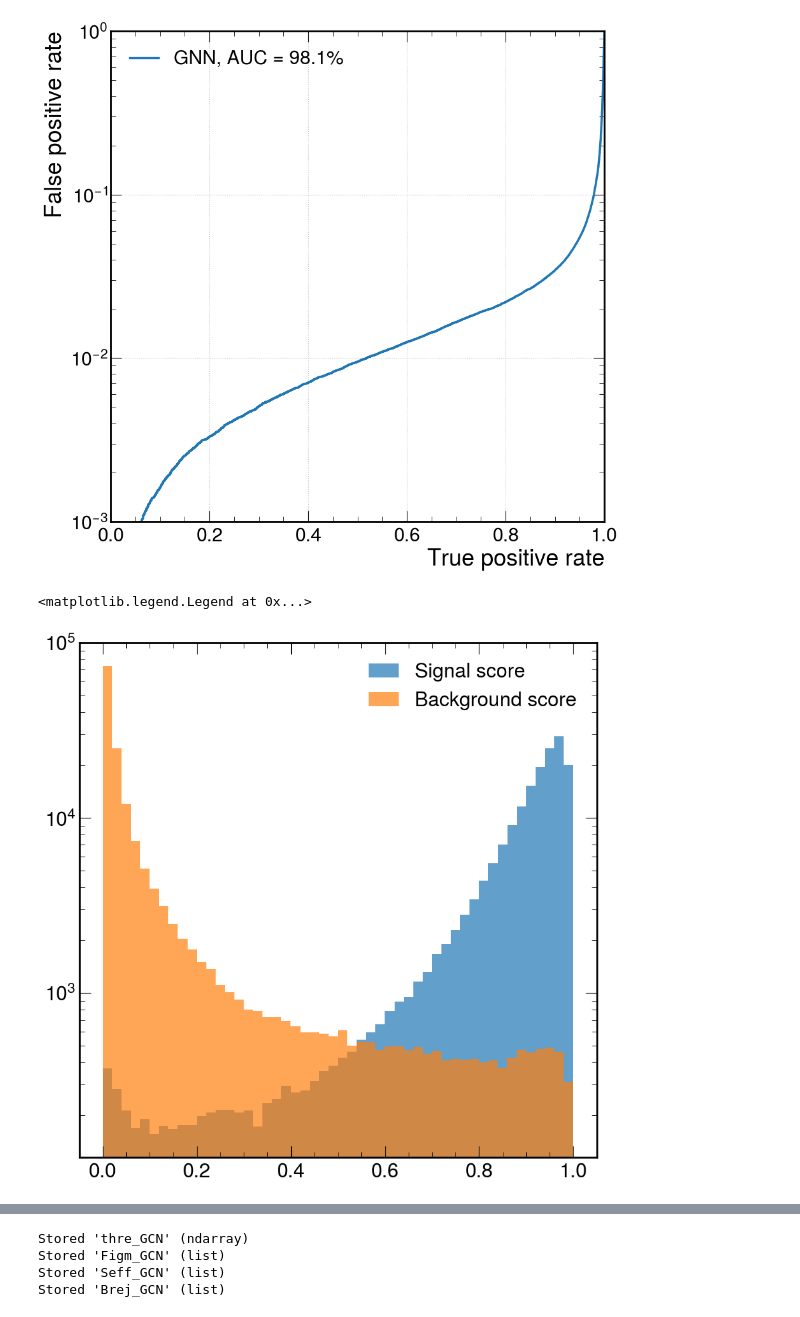
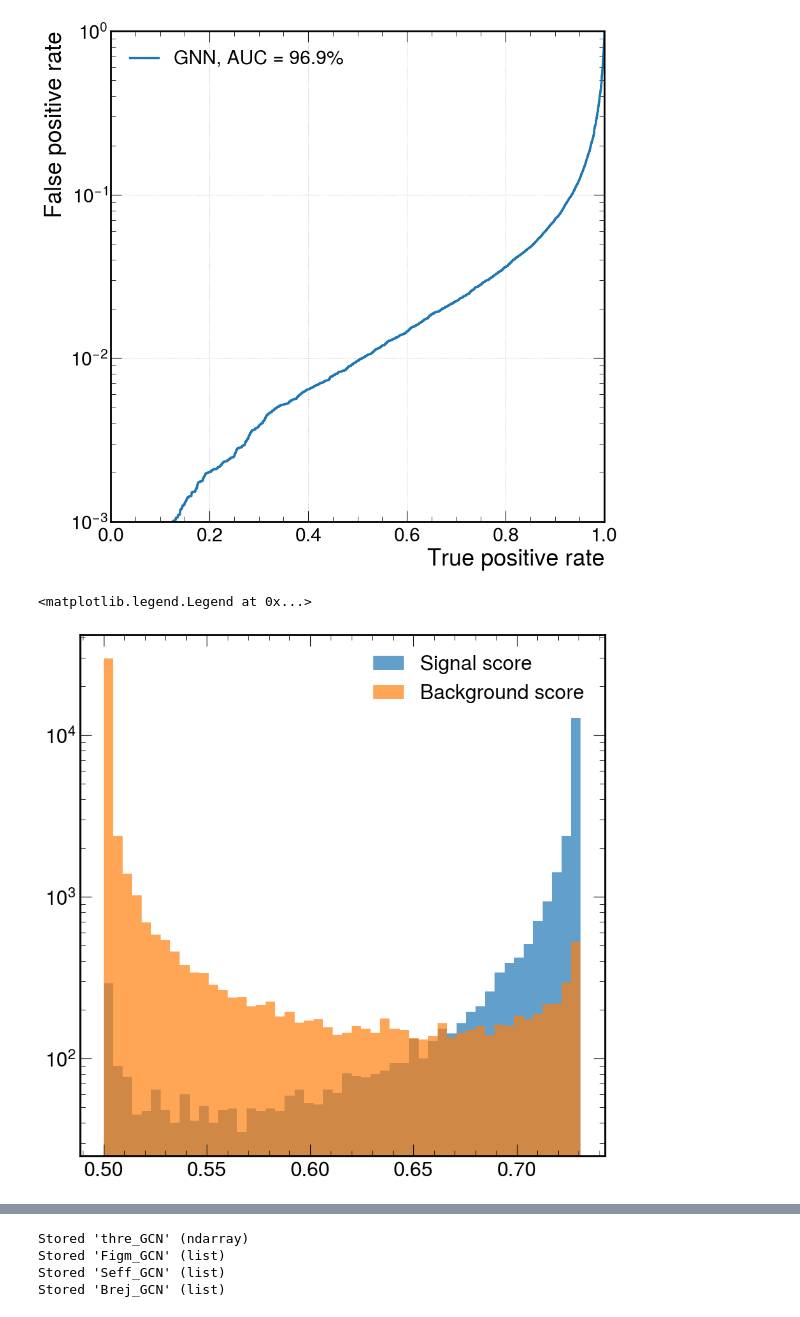
Before and after one commit to FabianKellerer/NEXT_Graphs, a Jupyter notebook: GCN Analysis.ipynb, the cells around one changed output, grey strips where cells are left out. Drawn from its saved outputs; the diff is of its cells as text; code cells hidden in the pictures.

```diff
--- a/GCN Analysis.ipynb
+++ b/GCN Analysis.ipynb
@@ -10,9 +10,31 @@ from tqdm.notebook import tqdm
 from sklearn.metrics import roc_curve, auc
 from tqdm.notebook import tqdm
 # %%
-store  = pd.HDFStore("Loss_GCN_TruthMartin_1cm_5bar_R2.h5")
-y_test = store['y_test']
-y_pred = store['y_predict_test']
+#file = "out_job_20250312_150538/Loss_RecoNew_all_10mm_R2_hitsopt.h5" #Best performance new MC RadiusGraph no transform
+#file = "out_job_20250407_152716/Loss_RecoNew_all_10mm_R2_hitsopt.h5" #New MC KNN 8 neighbors
+#file = "out_job_20250328_170857/Loss_RecoNew_all_10mm_R2_hitsopt.h5" #New MC RadiusGraph with transform
+#file = "out_job_20250407_175322/Loss_RecoNew_all_10mm_R2_hitsopt.h5" #New MC Fully Connected
+#file = "/lhome/ific/j/jrenner/gnn/out_job_20250402_182028/Loss_LargeNEWMC_LMDB.h5"
+#file = "out_job_20250328_112257/Loss_RecoBig_all_10mm_R2.h5" #old MC with transform
+#file = "out_job_20250408_150837/Loss_RecoNew_all_10mm_R2_hitsopt.h5" #KNN 6 neighbors
+#file = "out_job_20250411_110106/Loss_RecoNew_all_10mm_R2_hitsopt.h5" #KNN 20 neighbors
+#file = "out_job_20250414_120047/Loss_RecoNew_all_10mm_R2_hitsopt.h5" #KNN 10 neighbors
+#file = "out_job_20250416_122426/Loss_RecoNew_all_10mm_R2_hitsopt.h5" #KNN 15 neighbors
+#file = "out_job_20250414_142609/Loss_RecoNew_all_10mm_R2.h5" #KNN 10 neighbors VoxOpt (very bad!)
+#file = "out_job_20250414_172230/Loss_RecoNew_all_10mm_KNN_hitsopt.h5" #KNN 10 neighbors node deletion pre-transform
+#file = "out_job_20250422_124444/Loss_RecoNew_all_10mm_R2_hitsopt.h5" #KNN 8 neighbors node deletion transform at the end
+#file = "out_job_20250429_100740/Loss_RecoNew_all_10mm_R2_hitsopt.h5" #KNN 10 neighbors node deletion at the beginning
+#file = "out_job_20250502_121635/Loss_RecoNew_all_10mm_KNN_hitsopt.h5" #KNN 10 neighbors node deletion at the end
+#file = "out_job_20250513_160535/Loss_RecoNew_all_10mm_KNN6_hitsopt.h5"
+#file = "out_job_20250513_160232/Loss_RecoNew_all_10mm_KNN_hitsopt.h5"
+#file = "out_job_20250513_161146/Loss_RecoNew_all_10mm_KNN20_hitsopt.h5"
+file = "out_job_20250514_122809/Loss_RecoNew_all_10mm_FC_hitsopt.h5"
+# Load the data
+y_test  = pd.read_hdf(file,'y_test')
+y_pred  = pd.read_hdf(file,'y_predict_test')
+Ltrain  = pd.read_hdf(file,'loss_train')
+Lvalid  = pd.read_hdf(file,'loss_valid')
+
 y_pred = np.exp(y_pred)/(1+np.exp(y_pred))
 # %%
 plt.style.use(hep.style.ROOT)
@@ -28,7 +50,14 @@ plt.legend()
 # %%
 plt.style.use(hep.style.ROOT)
 # create ROC curves
-fpr_gnn, tpr_gnn, threshold_gnn = roc_curve(y_test, y_pred)
+try:
+    fpr_gnn, tpr_gnn, threshold_gnn = roc_curve(y_test, y_pred)
+    y_test = y_test.to_numpy()
+    y_pred = y_pred.to_numpy()
+except:
+    y_test = np.array(y_test).flatten()
+    y_pred = np.array(y_pred['Predicted Probability Class 1']).flatten()
+    fpr_gnn, tpr_gnn, threshold_gnn = roc_curve(y_test, y_pred)
 
 # plot ROC curves
 plt.figure()
@@ -42,25 +71,25 @@ plt.grid(True)
 plt.legend(loc='upper left')
 plt.show()
 # %% [output]
-[figure, old version]
+[figure, new version]
 # %%
 B_score = []
 S_score = []
 t = tqdm(range(0, len(y_pred)))
 
 for i in t:
-    if y_test.to_numpy()[i][0]==0:
-        B_score.append(y_pred.to_numpy()[i][0])
+    if y_test[i]==0:
+        B_score.append(y_pred[i])
     else:
-        S_score.append(y_pred.to_numpy()[i][0])
+        S_score.append(y_pred[i])
 
 plt.hist(S_score, 50, label='Signal score', alpha=0.7)
 plt.hist(B_score, 50, label='Background score', alpha=0.7)
 plt.semilogy()
 plt.legend()
 # %% [output]
 <matplotlib.legend.Legend at 0x...>
-[figure, old version]
+[figure, new version]
 # %%
 Seff = []
 Brej = []
```
Also changed, not shown: parts of 8 cells of this notebook, 14 other files.
